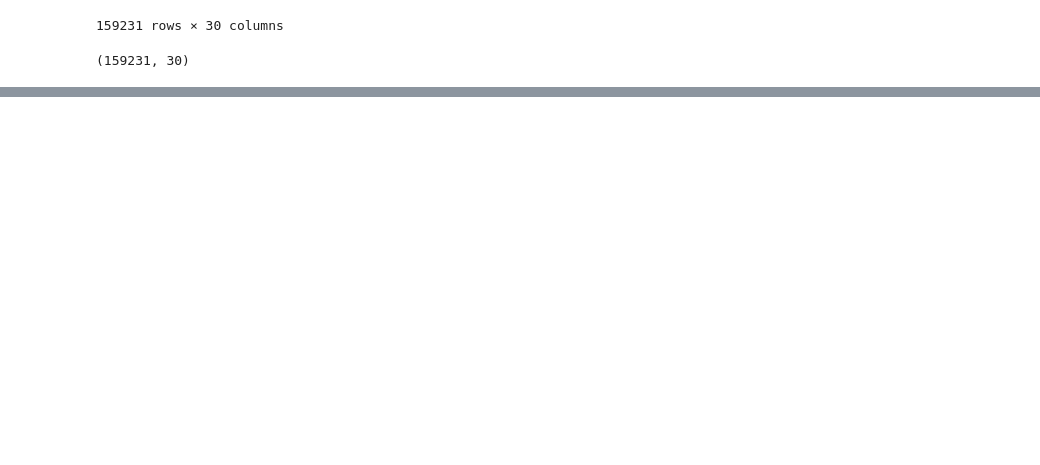
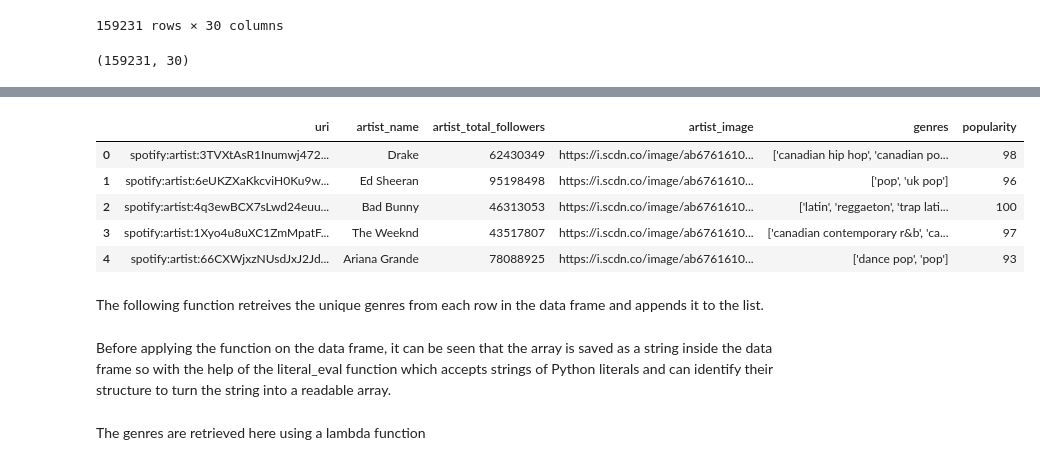
Before and after one commit to mariamabdelati/lyricalanalysis, a Jupyter notebook: 2_Data_Cleaning/data_clean_up.ipynb, the cells around one changed output, grey strips where cells are left out. Saved outputs shown, nothing was run; the diff lists cells and outputs as text; code cells hidden in the pictures; blank space fills up the shorter version.

```diff
--- a/2_Data_Cleaning/data_clean_up.ipynb
+++ b/2_Data_Cleaning/data_clean_up.ipynb
@@ -121,0 +163,13 @@ null_sum
+# %%
+artist_df = pd.read_csv('/Users/mariamtamer/VSCodeProjects/lyricalanalysis copy/2_Artist_Data_Acquisition/ArtistDetails.csv')
+# %%
+artist_df.head()
+# %% [output]
+|  | uri | artist_name | artist_total_followers | artist_image | genres | popularity |
+| 0 | spotify:artist:3TVXtAsR1Inumwj472... | Drake | 62430349 | https://i.scdn.co/image/ab6761610... | ['canadian hip hop', 'canadian po... | 98 |
+| 1 | spotify:artist:6eUKZXaKkcviH0Ku9w... | Ed Sheeran | 95198498 | https://i.scdn.co/image/ab6761610... | ['pop', 'uk pop'] | 96 |
+| 2 | spotify:artist:4q3ewBCX7sLwd24euu... | Bad Bunny | 46313053 | https://i.scdn.co/image/ab6761610... | ['latin', 'reggaeton', 'trap lati... | 100 |
+| 3 | spotify:artist:1Xyo4u8uXC1ZmMpatF... | The Weeknd | 43517807 | https://i.scdn.co/image/ab6761610... | ['canadian contemporary r&b', 'ca... | 97 |
+| 4 | spotify:artist:66CXWjxzNUsdJxJ2Jd... | Ariana Grande | 78088925 | https://i.scdn.co/image/ab6761610... | ['dance pop', 'pop'] | 93 |
+# %% [markdown]
+The following function retreives the unique genres from each row in the data frame and appends it to the list.
@@ -121,0 +184,2 @@ null_sum
+# %% [markdown]
+Before applying the function on the data frame, it can be seen that the array is saved as a string inside the data frame so with the help of the literal_eval function which accepts strings of Python literals and can identify their structure to turn the string into a readable array.
@@ -121,0 +190,2 @@ null_sum
+# %% [markdown]
+The genres are retrieved here using a lambda function
```
Also changed, not shown: parts of 27 cells of this notebook, 1 other file.
